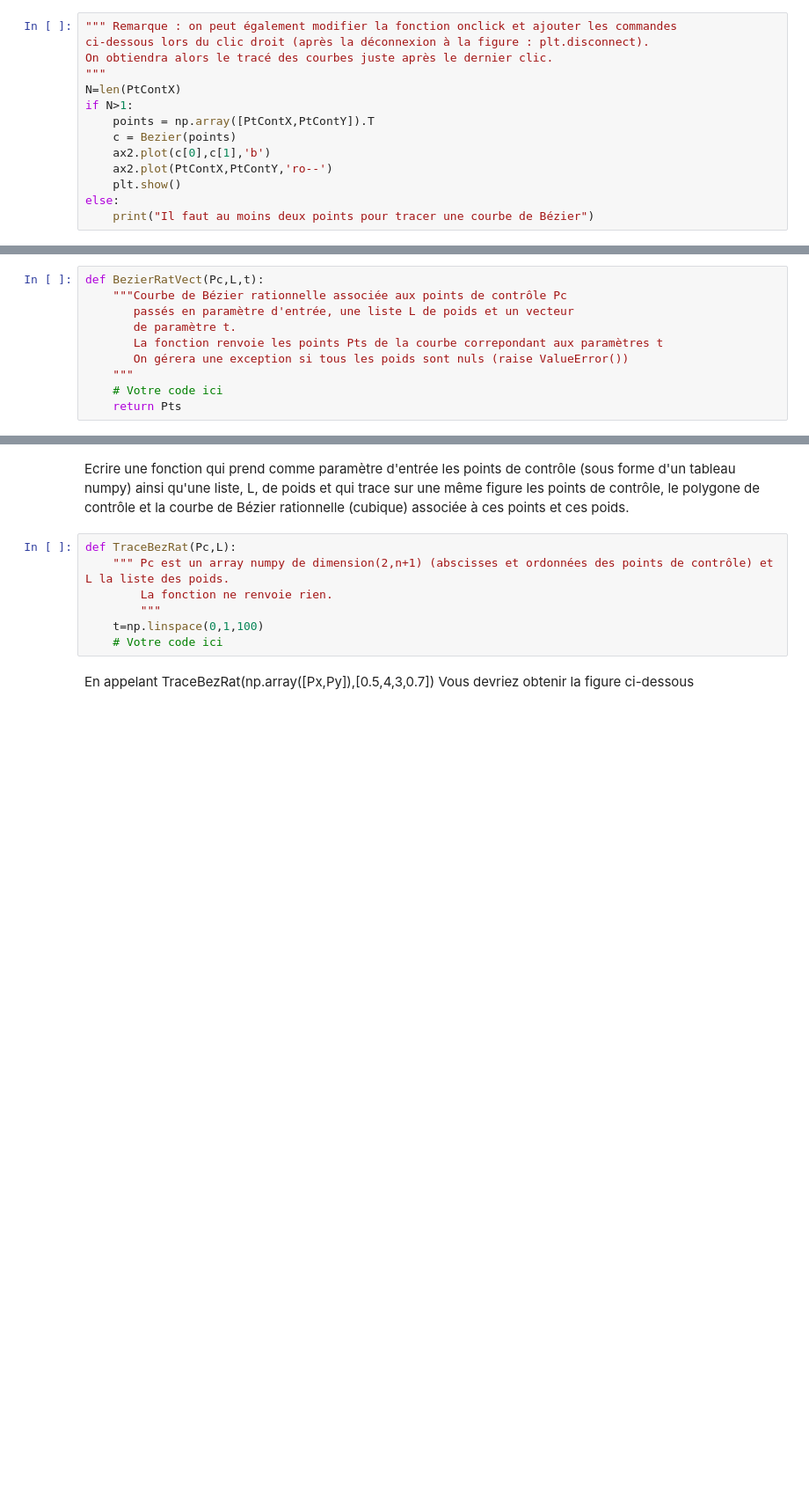
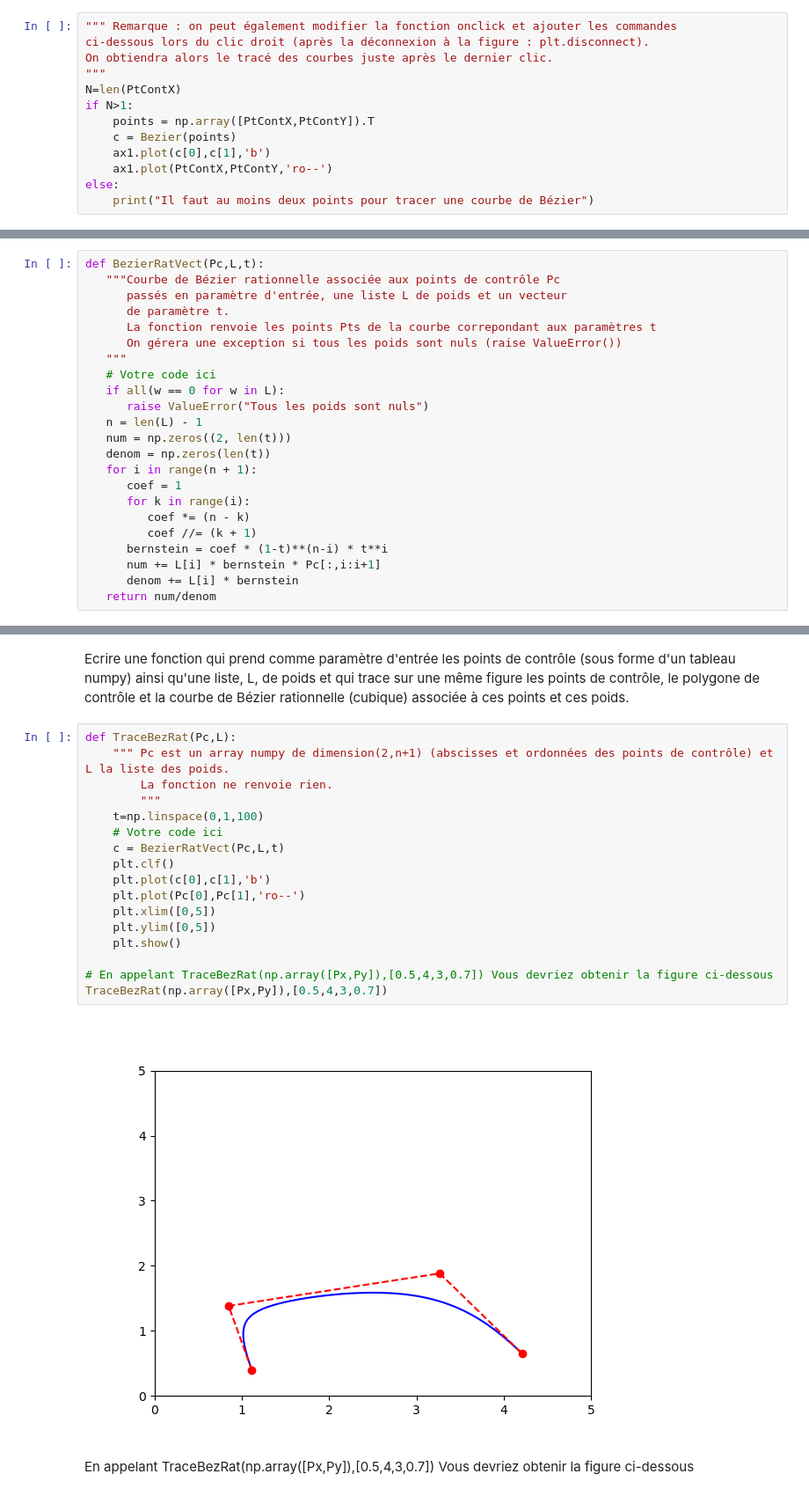
Before and after one commit to DuncanC42/bezier-maths, a Jupyter notebook: TP1Bezier.ipynb, the cells around one changed output, grey strips where cells are left out. Shown: that part at 88% size. Cells and saved outputs as stored; diff of their text form; blank space fills up the shorter version.

Commit message:
BezierRat and BezierratVect devlopment

```diff
--- a/TP1Bezier.ipynb
+++ b/TP1Bezier.ipynb
@@ -139,8 +134,7 @@ N=len(PtContX)
 if N>1:
     points = np.array([PtContX,PtContY]).T
     c = Bezier(points)
-    ax2.plot(c[0],c[1],'b')
-    ax2.plot(PtContX,PtContY,'ro--')
-    plt.show()
+    ax1.plot(c[0],c[1],'b')
+    ax1.plot(PtContX,PtContY,'ro--')
 else:
     print("Il faut au moins deux points pour tracer une courbe de Bézier")
@@ -322,14 +337,27 @@ AttributeError: module 'numpy' has no attribute 'math'
 Modifier la fonction précédente pour pouvoir passer un vecteur de paramètres (t = np.linspace(0,1,100) par exemple).
 # %%
 def BezierRatVect(Pc,L,t):
-    """Courbe de Bézier rationnelle associée aux points de contrôle Pc
-       passés en paramètre d'entrée, une liste L de poids et un vecteur
-       de paramètre t.
-       La fonction renvoie les points Pts de la courbe correpondant aux paramètres t
-       On gérera une exception si tous les poids sont nuls (raise ValueError())
-    """
-    # Votre code ici
-    return Pts
+   """Courbe de Bézier rationnelle associée aux points de contrôle Pc
+      passés en paramètre d'entrée, une liste L de poids et un vecteur
+      de paramètre t.
+      La fonction renvoie les points Pts de la courbe correpondant aux paramètres t
+      On gérera une exception si tous les poids sont nuls (raise ValueError())
+   """
+   # Votre code ici
+   if all(w == 0 for w in L):
+      raise ValueError("Tous les poids sont nuls")
+   n = len(L) - 1
+   num = np.zeros((2, len(t)))
+   denom = np.zeros(len(t))
+   for i in range(n + 1):
+      coef = 1
+      for k in range(i):
+         coef *= (n - k)
+         coef //= (k + 1)
+      bernstein = coef * (1-t)**(n-i) * t**i
+      num += L[i] * bernstein * Pc[:,i:i+1]
+      denom += L[i] * bernstein
+   return num/denom
 # %%
 """Vérifiez vos résultats sur les tests suivants"""
 np.all(np.round(BezierRatVect(np.array([Px,Py]),[4,4,4,4],np.linspace(0,1,6)),4)==np.array([[1.113 , 1.2423, 1.8163, 2.6354, 3.4998, 4.2098],
@@ -339,10 +369,22 @@ Ecrire une fonction qui prend comme paramètre d'entrée les points de contrôle
 # %%
 def TraceBezRat(Pc,L):
     """ Pc est un array numpy de dimension(2,n+1) (abscisses et ordonnées des points de contrôle) et L la liste des poids.
         La fonction ne renvoie rien.
         """
     t=np.linspace(0,1,100)
     # Votre code ici
+    c = BezierRatVect(Pc,L,t)
+    plt.clf()
+    plt.plot(c[0],c[1],'b')
+    plt.plot(Pc[0],Pc[1],'ro--')
+    plt.xlim([0,5])
+    plt.ylim([0,5])
+    plt.show()
+
+# En appelant TraceBezRat(np.array([Px,Py]),[0.5,4,3,0.7]) Vous devriez obtenir la figure ci-dessous
+TraceBezRat(np.array([Px,Py]),[0.5,4,3,0.7])
+# %% [output]
+[figure, added]
 # %% [markdown]
 En appelant TraceBezRat(np.array([Px,Py]),[0.5,4,3,0.7]) Vous devriez obtenir la figure ci-dessous
 # %% [markdown]
```
Also changed, not shown: parts of 9 cells of this notebook.
